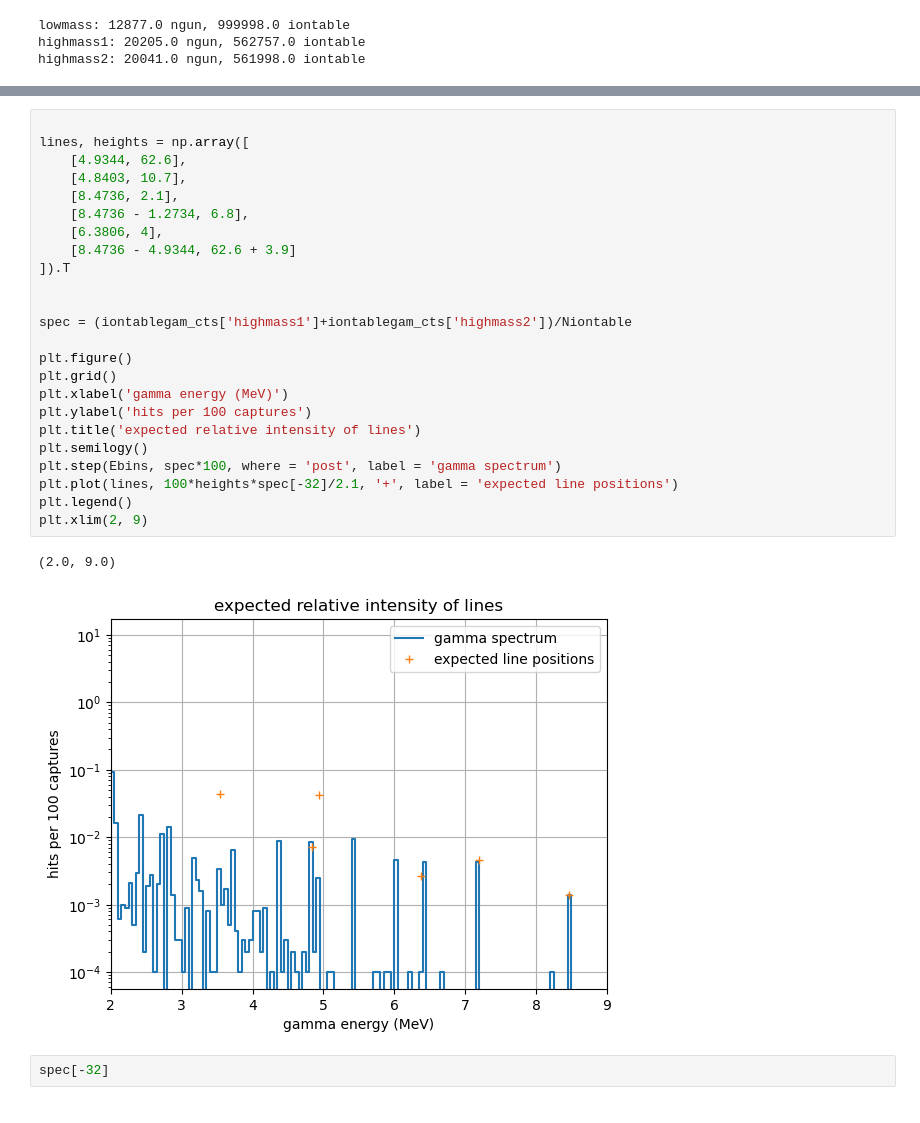
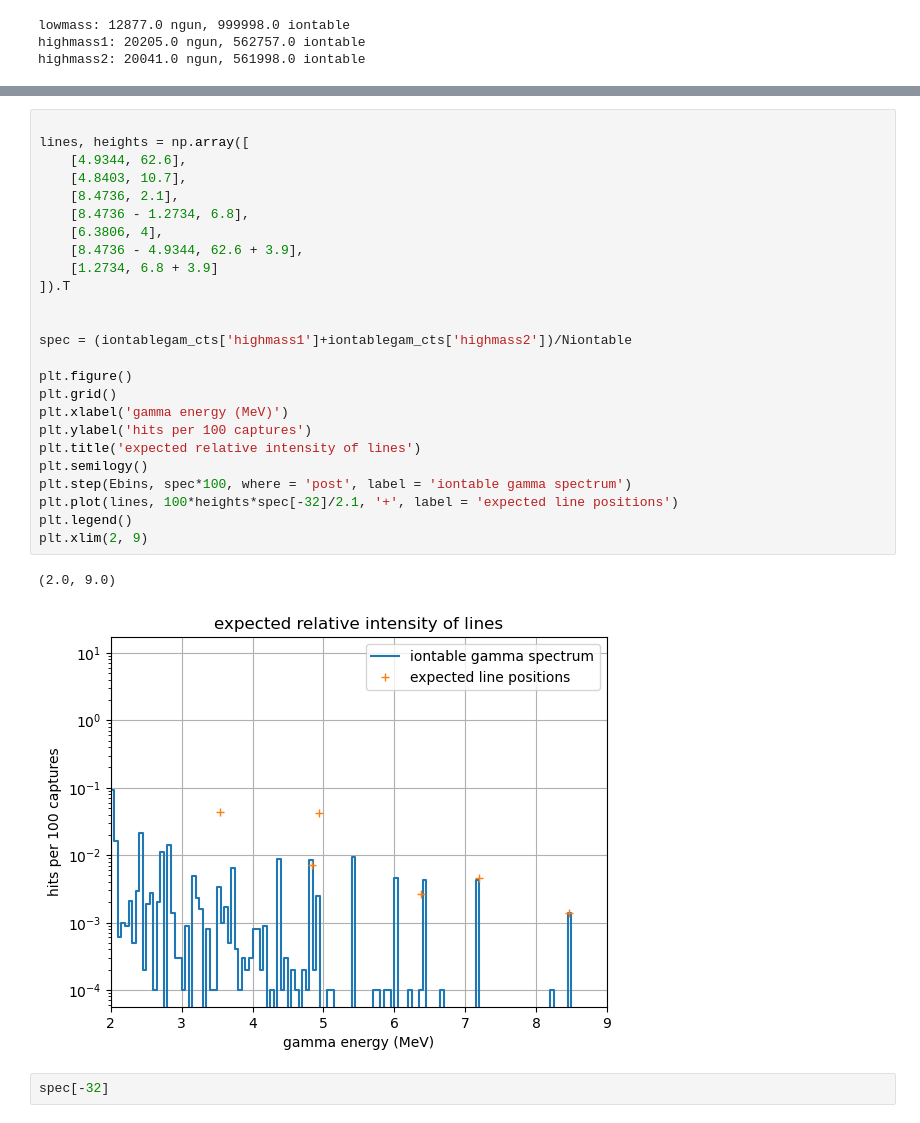
Before and after one commit to tamu-edu/doublecap, a Jupyter notebook: analysis/capture_validation.ipynb, the cells around one changed output, grey strips where cells are left out. Drawn from its saved outputs; the diff is of its cells as text.

```diff
--- a/analysis/capture_validation.ipynb
+++ b/analysis/capture_validation.ipynb
@@ -248,30 +254,31 @@ fig.tight_layout()
 # %%
 
 lines, heights = np.array([
     [4.9344, 62.6],
     [4.8403, 10.7],
     [8.4736, 2.1],
     [8.4736 - 1.2734, 6.8],
     [6.3806, 4],
-    [8.4736 - 4.9344, 62.6 + 3.9]
+    [8.4736 - 4.9344, 62.6 + 3.9],
+    [1.2734, 6.8 + 3.9]
 ]).T
 
 
 spec = (iontablegam_cts['highmass1']+iontablegam_cts['highmass2'])/Niontable
 
 plt.figure()
 plt.grid()
 plt.xlabel('gamma energy (MeV)')
 plt.ylabel('hits per 100 captures')
 plt.title('expected relative intensity of lines')
 plt.semilogy()
-plt.step(Ebins, spec*100, where = 'post', label = 'gamma spectrum')
+plt.step(Ebins, spec*100, where = 'post', label = 'iontable gamma spectrum')
 plt.plot(lines, 100*heights*spec[-32]/2.1, '+', label = 'expected line positions')
 plt.legend()
 plt.xlim(2, 9)
 # %% [output]
 (2.0, 9.0)
-[figure, old version]
+[figure, new version]
 # %%
 spec[-32]
 # %% [output]
```
Also changed, not shown: parts of 5 cells of this notebook.
